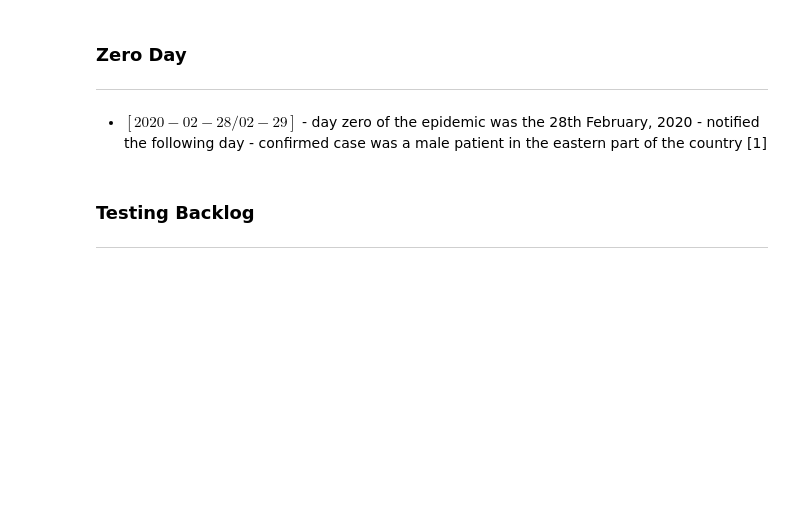
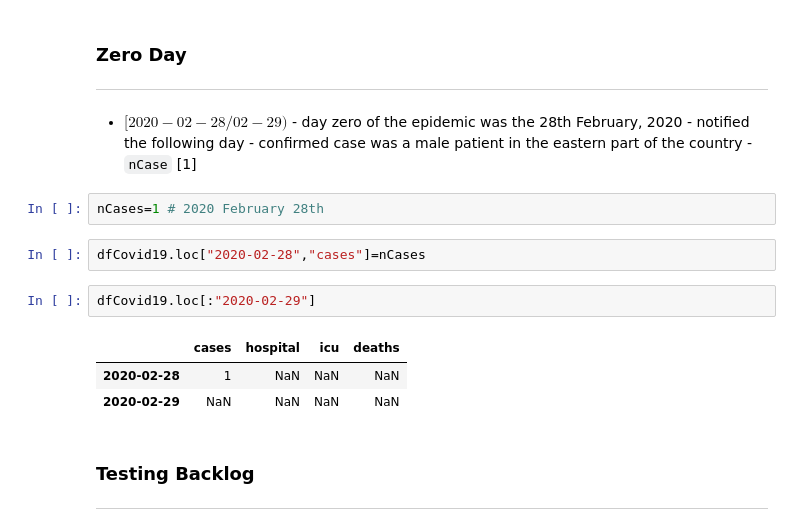
Before and after one commit to E6985/pda-numpy-random-simulation, a Jupyter notebook: Programming-for-Data-Analysis-Project-2020.ipynb, the cells around one changed output. Saved outputs shown, nothing was run; the diff lists cells and outputs as text; blank space fills up the shorter version.

```diff
--- a/Programming-for-Data-Analysis-Project-2020.ipynb
+++ b/Programming-for-Data-Analysis-Project-2020.ipynb
@@ -143,11 +238,21 @@ After some online research, I find that full-time post-graduate students study o
 ### Zero Day
 ***
 # %% [markdown]
-- $[{2020}-{02}-{28} / {02}-{29}]$ - day zero of the epidemic was the 28th February, 2020 - notified the following day - confirmed case was a male patient in the eastern part of the country [1]
+- $[{2020}-{02}-{28} / {02}-{29})$ - day zero of the epidemic was the 28th February, 2020 - notified the following day - confirmed case was a male patient in the eastern part of the country - ``nCase`` [1]
 
 <!--
 [1] Department of Health, "Statement from the National Public Health Emergency Team - Saturday 29 February," [gov](http://web.archive.org/web/20201207174242/https://www.gov.ie/en/press-release/2f75fd-statement-from-the-national-public-health-emergency-team-sat-29-feb), February 2020.
 -->
+# %%
+nCases=1 # 2020 February 28th
+# %%
+dfCovid19.loc["2020-02-28","cases"]=nCases
+# %%
+dfCovid19.loc[:"2020-02-29"]
+# %% [output]
+|  | cases | hospital | icu | deaths |
+| 2020-02-28 | 1 | NaN | NaN | NaN |
+| 2020-02-29 | NaN | NaN | NaN | NaN |
 # %% [markdown]
 ### Testing Backlog
 ***
```
Also changed, not shown: parts of 72 cells of this notebook.
